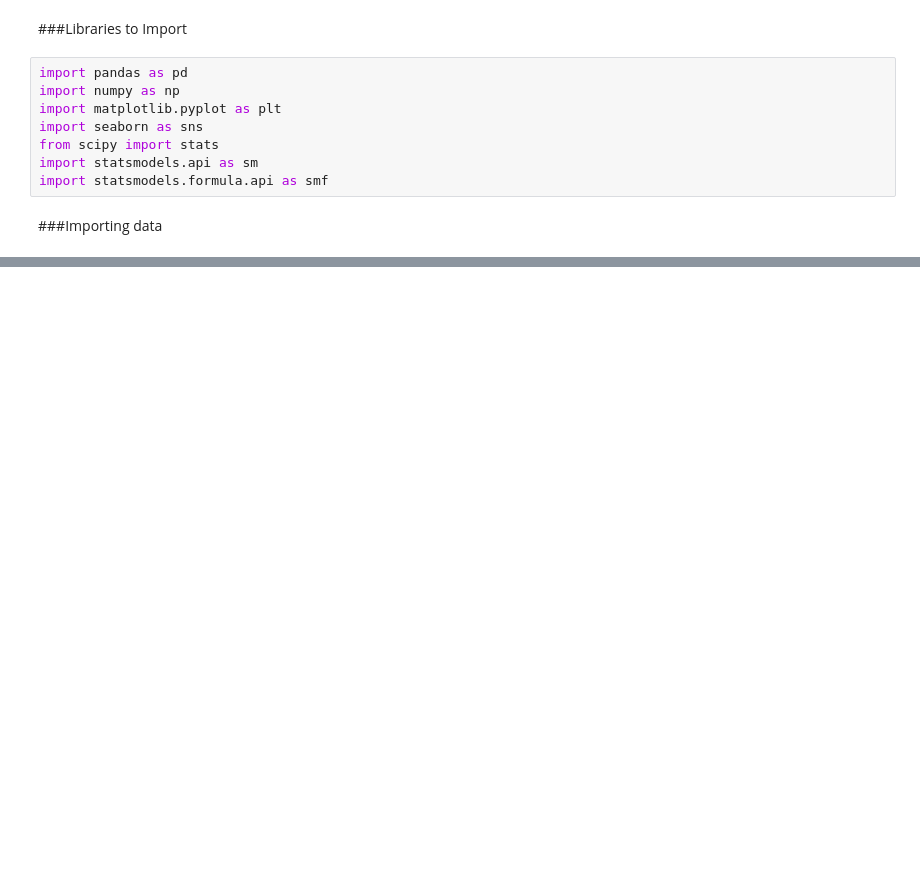
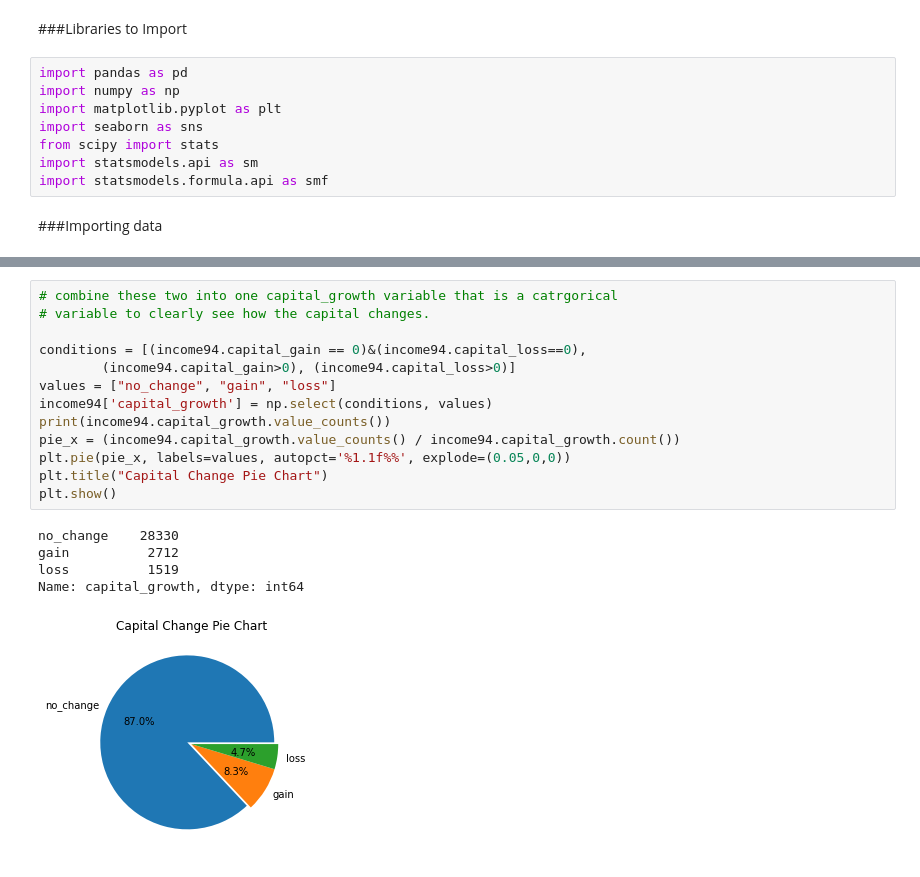
Before and after one commit to xiangtgao/JSC270_Assg2, a Jupyter notebook: JSC270_Assignment2.ipynb, the cells around one changed output, grey strips where cells are left out. Saved outputs shown, nothing was run; the diff lists cells and outputs as text; blank space fills up the shorter version.

```diff
--- a/JSC270_Assignment2.ipynb
+++ b/JSC270_Assignment2.ipynb
@@ -18,0 +121,19 @@ income94.columns = ['age','workclass', 'fnlwgt','education','education_num','mar
+# %%
+# combine these two into one capital_growth variable that is a catrgorical
+# variable to clearly see how the capital changes.
+
+conditions = [(income94.capital_gain == 0)&(income94.capital_loss==0),
+        (income94.capital_gain>0), (income94.capital_loss>0)]
+values = ["no_change", "gain", "loss"]
+income94['capital_growth'] = np.select(conditions, values)
+print(income94.capital_growth.value_counts())
+pie_x = (income94.capital_growth.value_counts() / income94.capital_growth.count())
+plt.pie(pie_x, labels=values, autopct='%1.1f%%', explode=(0.05,0,0))
+plt.title("Capital Change Pie Chart")
+plt.show()
+# %% [output]
+no_change    28330
+gain          2712
+loss          1519
+Name: capital_growth, dtype: int64
+[figure, added]
```
Also changed, not shown: parts of 33 cells of this notebook.
